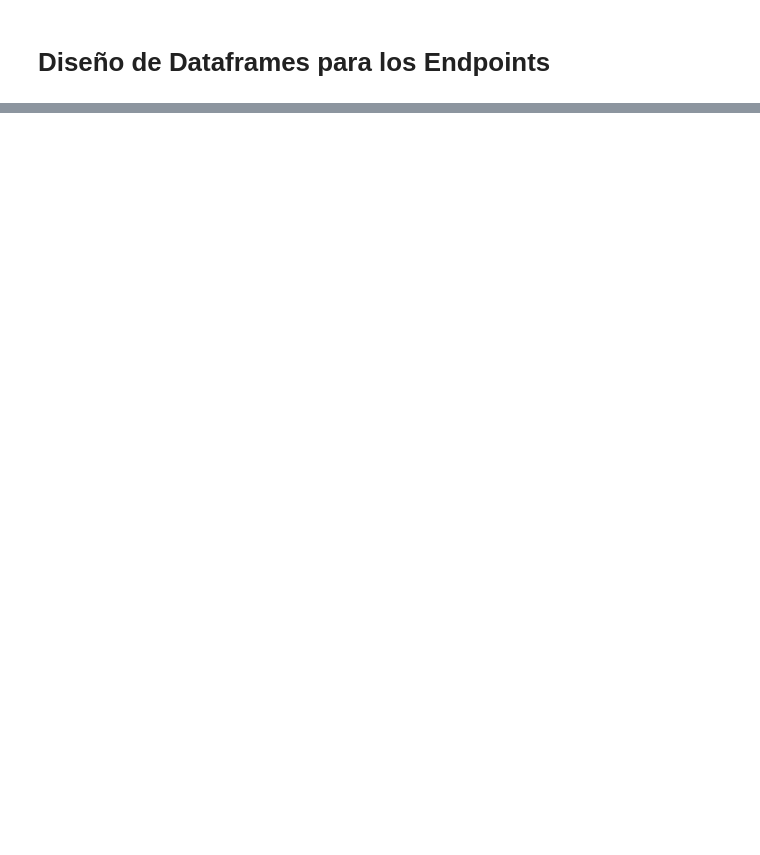
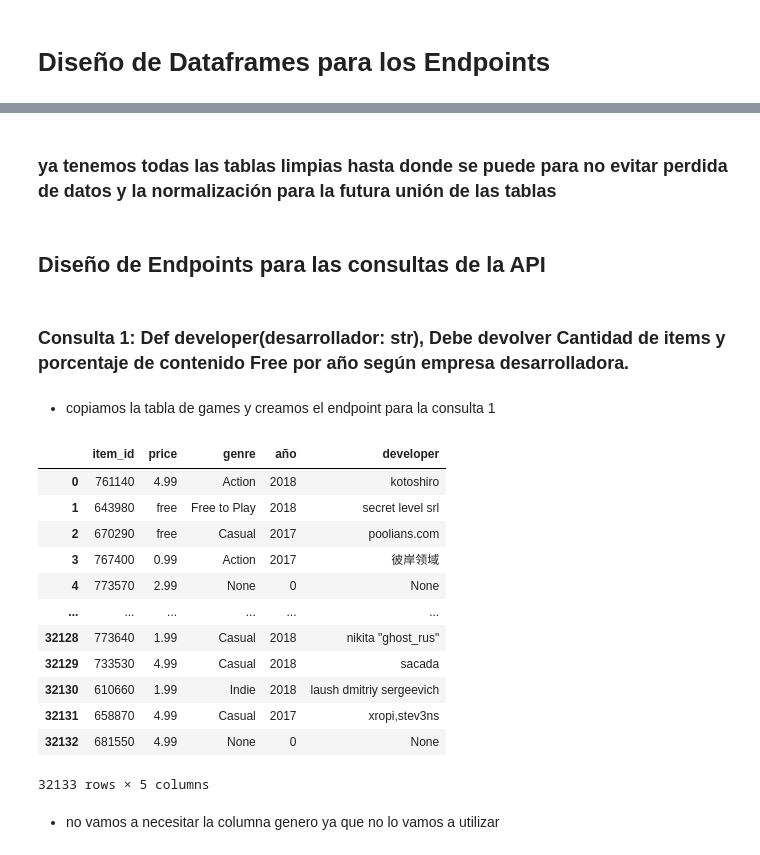
Before and after one commit to MaxiLizarraga/Sistema_de_recomendacion_Steam, a Jupyter notebook: ETL/Diseño_Endpoints.ipynb, the cells around one changed output, grey strips where cells are left out. Saved outputs shown, nothing was run; the diff lists cells and outputs as text; code cells hidden in the pictures; blank space fills up the shorter version.

Commit message:
primera consulta terminada

```diff
--- a/ETL/Diseño_Endpoints.ipynb
+++ b/ETL/Diseño_Endpoints.ipynb
@@ -24,0 +52,4 @@ df_reviews
+# %%
+df_games["año"] = df_games["release_date"].dt.year
+df_games["año"] = df_games["año"].fillna(0)
+df_games["año"] = df_games["año"].astype(int)
@@ -24,0 +58,10 @@ df_reviews
+# %%
+columnas_a_eliminar_games = ["genres","app_name","release_date"]
+columnas_a_eliminar_items = ["items_count","steam_id"]
+df_games = df_games.drop(columnas_a_eliminar_games,axis=1)
+df_items = df_items.drop(columnas_a_eliminar_items,axis=1)
+# %%
+df_games.rename(columns={"id_item":"item_id"},inplace=True)
+ordenar_games = ["item_id","price","genre","año","developer"]
+df_games = df_games[ordenar_games]
+df_games.head(5)
@@ -24,0 +77,2 @@ df_reviews
+# %%
+df_games["developer"] = df_games["developer"].str.lower()
@@ -24,0 +190,27 @@ df_reviews
+# %% [markdown]
+### **ya tenemos todas las tablas limpias hasta donde se puede para no evitar perdida de datos y la normalización para la futura unión de las tablas**
+# %% [markdown]
+## Diseño de Endpoints para las consultas de la API
+# %% [markdown]
+### Consulta 1: Def developer(desarrollador: str), Debe devolver Cantidad de items y porcentaje de contenido Free por año según empresa desarrolladora.
+# %% [markdown]
+* copiamos la tabla de games y creamos el endpoint para la consulta 1
+# %%
+df_developer = df_games.copy()
+df_developer
+# %% [output]
+|  | item_id | price | genre | año | developer |
+| 0 | 761140 | 4.99 | Action | 2018 | kotoshiro |
+| 1 | 643980 | free | Free to Play | 2018 | secret level srl |
+| 2 | 670290 | free | Casual | 2017 | poolians.com |
+| 3 | 767400 | 0.99 | Action | 2017 | 彼岸领域 |
+| 4 | 773570 | 2.99 | None | 0 | None |
+| ... | ... | ... | ... | ... | ... |
+| 32128 | 773640 | 1.99 | Casual | 2018 | nikita "ghost_rus" |
+| 32129 | 733530 | 4.99 | Casual | 2018 | sacada |
+| 32130 | 610660 | 1.99 | Indie | 2018 | laush dmitriy sergeevich |
+| 32131 | 658870 | 4.99 | Casual | 2017 | xropi,stev3ns |
+| 32132 | 681550 | 4.99 | None | 0 | None |
+32133 rows × 5 columns
+# %% [markdown]
+* no vamos a necesitar la columna genero ya que no lo vamos a utilizar
```
Also changed, not shown: parts of 108 cells of this notebook, 6 other files.
